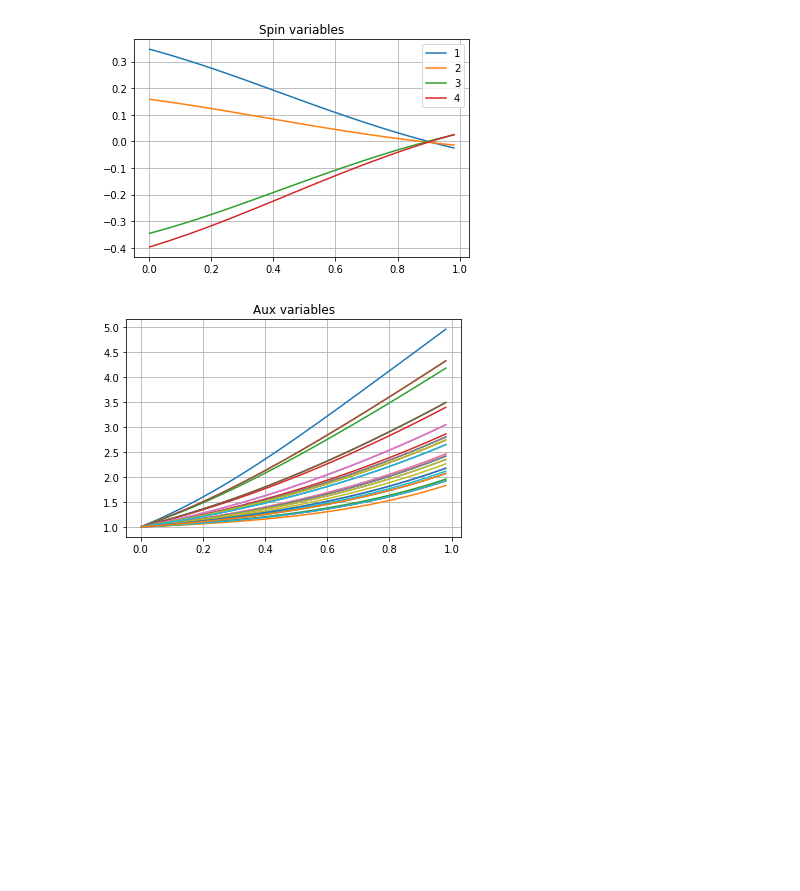
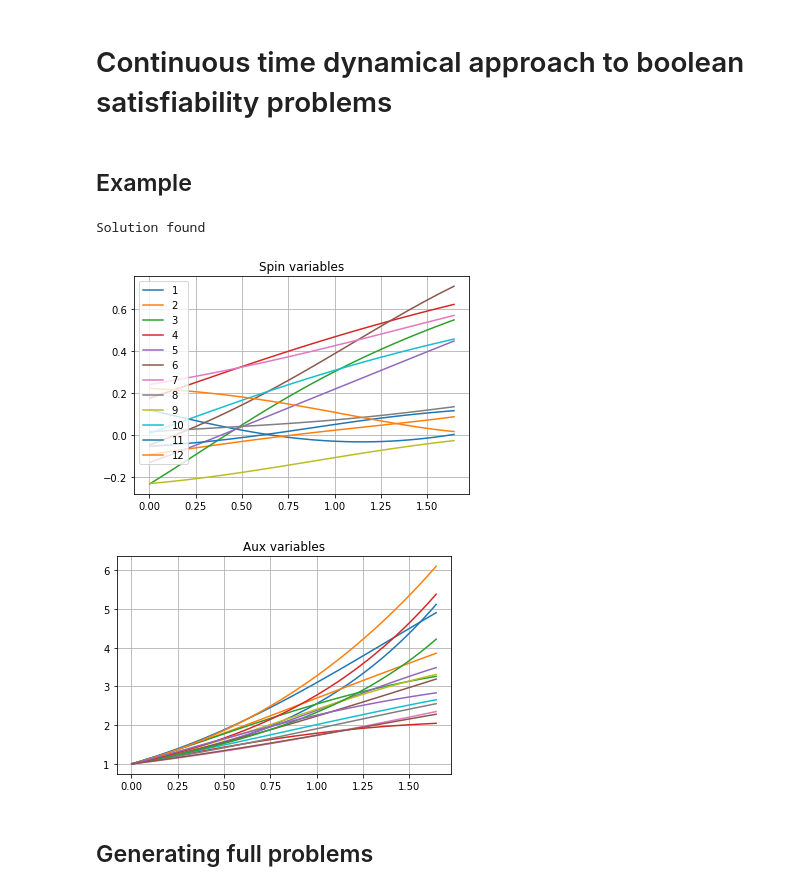
Before and after one commit to Modaino/pySAT, a Jupyter notebook: pSAT_test.ipynb, the cells around one changed output. Drawn from its saved outputs; the diff is of its cells as text; code cells hidden in the pictures; blank space fills up the shorter version.

```diff
--- a/pSAT_test.ipynb
+++ b/pSAT_test.ipynb
@@ -8,18 +1,24 @@ result = myProblem.verify('E:\Aron\BMW_SAT\\bmw_sol\\solution_T24_r.out')
+# %% [markdown]
+# Continuous time dynamical approach to boolean satisfiability problems
+# %% [markdown]
+## Example
 # %%
-from pSAT_problem import CTDSolver, SATProblem, RK4
+from pSAT_problem import CTDSolver, SATProblem, RK4, ForwardEuler
 
-#cnf_file_name = 'E:\SAT_project\easy2.cnf'
-cnf_file_name = "E:\SAT_project\pySAT\easy_max_sat3_n4.cnf"
+cnf_file_name = 'E:\SAT_project\easy2.cnf'
+#cnf_file_name = "E:\SAT_project\pySAT\easy_max_sat3_n4.cnf"
 #sol = [False, False, True, True, True,True, True, True,True, True, False, False]
 
 myProblem = SATProblem(cnf_file_name)
 mIntegrator = RK4()
+mIntegrator = ForwardEuler()
 
 
 solver = CTDSolver(myProblem, mIntegrator)
-solver.solve(max_time=1)
+solver.solve(max_time=2)
 solver.plot_traj()
 solver.plot_aux()
 # %% [output]
+Solution found
-[figure, old version]
+[figure, new version]
-[figure, old version]
+[figure, new version]
@@ -25,0 +67,2 @@ solver.plot_aux()
+# %% [markdown]
+## Generating full problems
```
Also changed, not shown: parts of 11 cells of this notebook, 1 other file.
